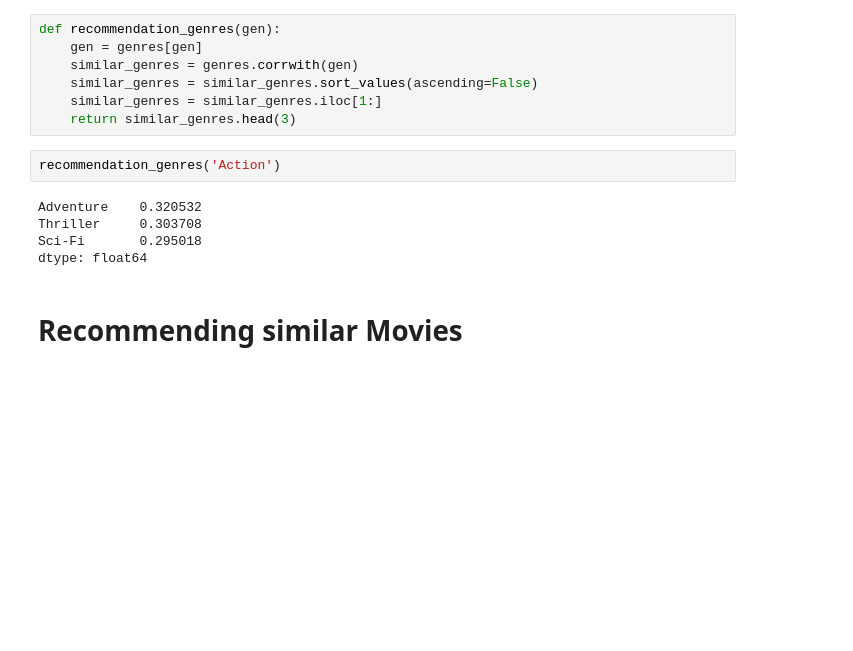
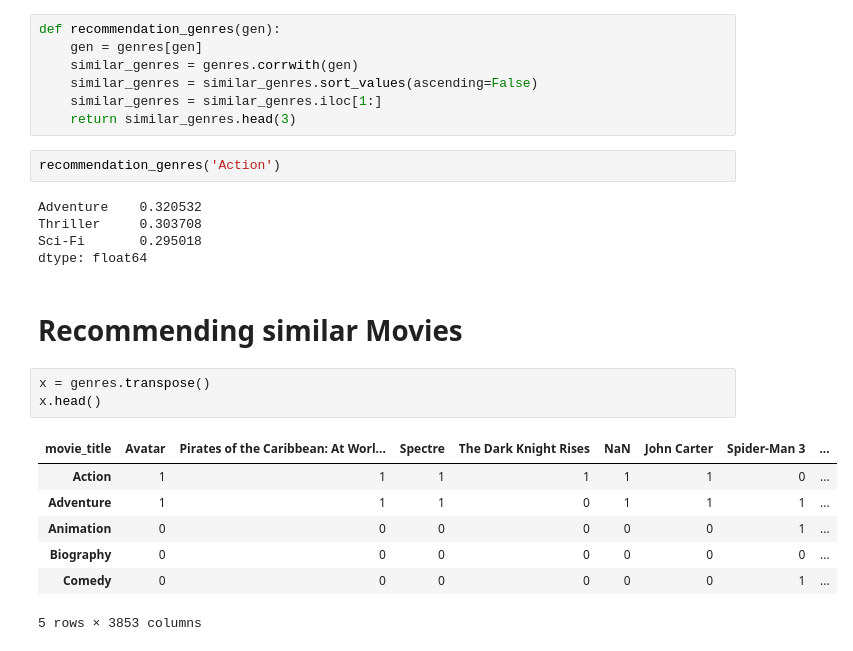
Before and after one commit to ayaramis/DataScience, a Jupyter notebook: recommendation_system/Movie Dataset EDA & Recommendation Engine 13.03.2024.ipynb, the cells around one changed output. Drawn from its saved outputs; the diff is of its cells as text; blank space fills up the shorter version.

```diff
--- a/recommendation_system/Movie Dataset EDA & Recommendation Engine 13.03.2024.ipynb
+++ b/recommendation_system/Movie Dataset EDA & Recommendation Engine 13.03.2024.ipynb
@@ -989,3 +989,14 @@ Sci-Fi       0.295018
 dtype: float64
 # %% [markdown]
 # Recommending similar Movies
+# %%
+x = genres.transpose()
+x.head()
+# %% [output]
+| movie_title | Avatar | Pirates of the Caribbean: At Worl... | Spectre | The Dark Knight Rises | NaN | John Carter | Spider-Man 3 | ... |
+| Action | 1 | 1 | 1 | 1 | 1 | 1 | 0 | ... |
+| Adventure | 1 | 1 | 1 | 0 | 1 | 1 | 1 | ... |
+| Animation | 0 | 0 | 0 | 0 | 0 | 0 | 1 | ... |
+| Biography | 0 | 0 | 0 | 0 | 0 | 0 | 0 | ... |
+| Comedy | 0 | 0 | 0 | 0 | 0 | 0 | 1 | ... |
+5 rows × 3853 columns
```
Also changed, not shown: parts of 3 cells of this notebook.
